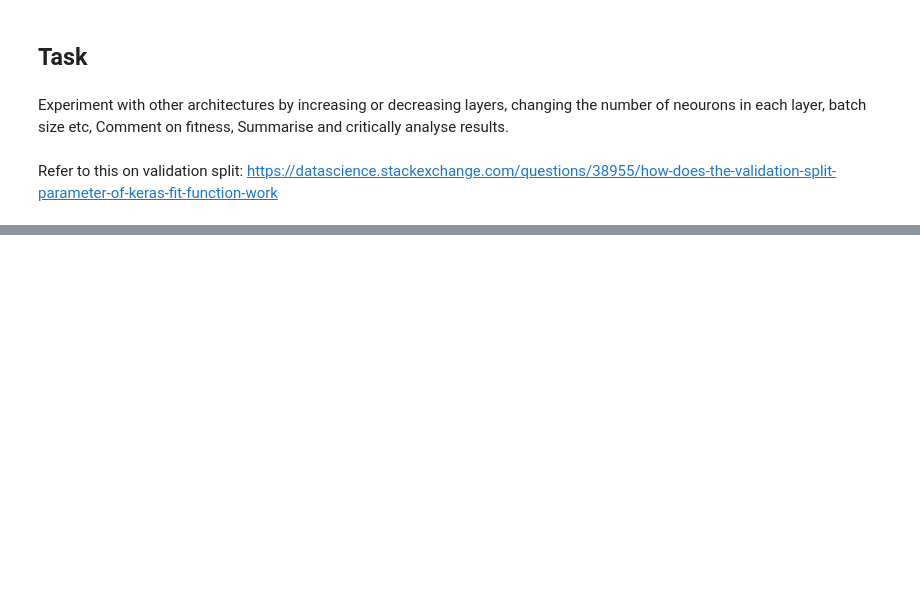
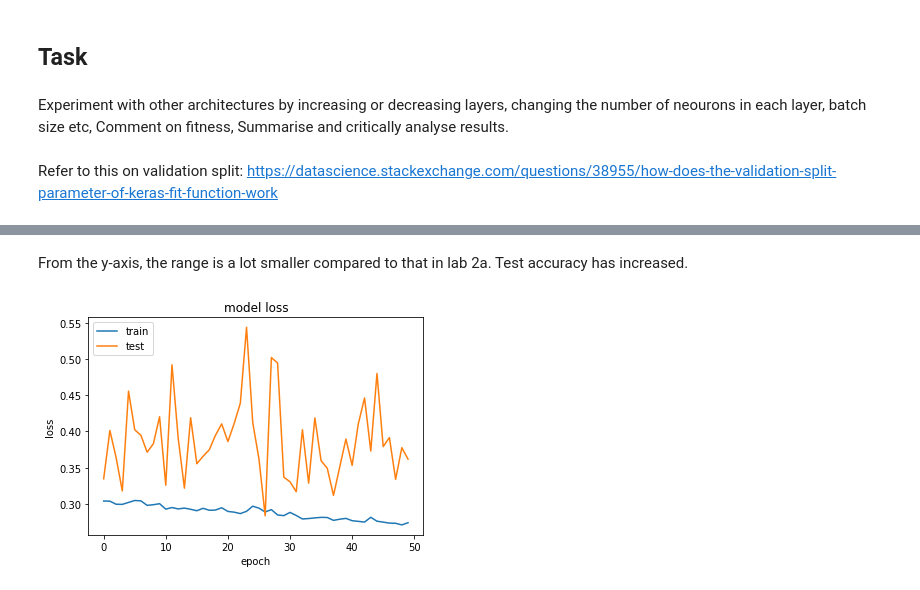
Before and after one commit to nopynospy/apu_deep_learning, a Jupyter notebook: Lab_2_0a_online_shopper_DataPrep_BaselineANN_V1.ipynb, the cells around one changed output, grey strips where cells are left out. Cells and saved outputs as stored; diff of their text form; code cells hidden in the pictures; blank space fills up the shorter version.

```diff
--- a/Lab_2_0a_online_shopper_DataPrep_BaselineANN_V1.ipynb
+++ b/Lab_2_0a_online_shopper_DataPrep_BaselineANN_V1.ipynb
@@ -274,0 +394,16 @@ Refer to this on validation split: https://datascience.stackexchange.com/questio
+# %% [markdown]
+From the y-axis, the range is a lot smaller compared to that in lab 2a. Test accuracy has increased.
+# %%
+# summarize history for loss
+def plot_lost():
+  plt.plot(history.history['loss'])
+  plt.plot(history.history['val_loss'])
+  plt.title('model loss')
+  plt.ylabel('loss')
+  plt.xlabel('epoch')
+  plt.legend(['train', 'test'], loc='upper left')
+  plt.show()
+
+plot_lost()
+# %% [output]
+[figure, added]
```
Also changed, not shown: parts of 41 cells of this notebook.
